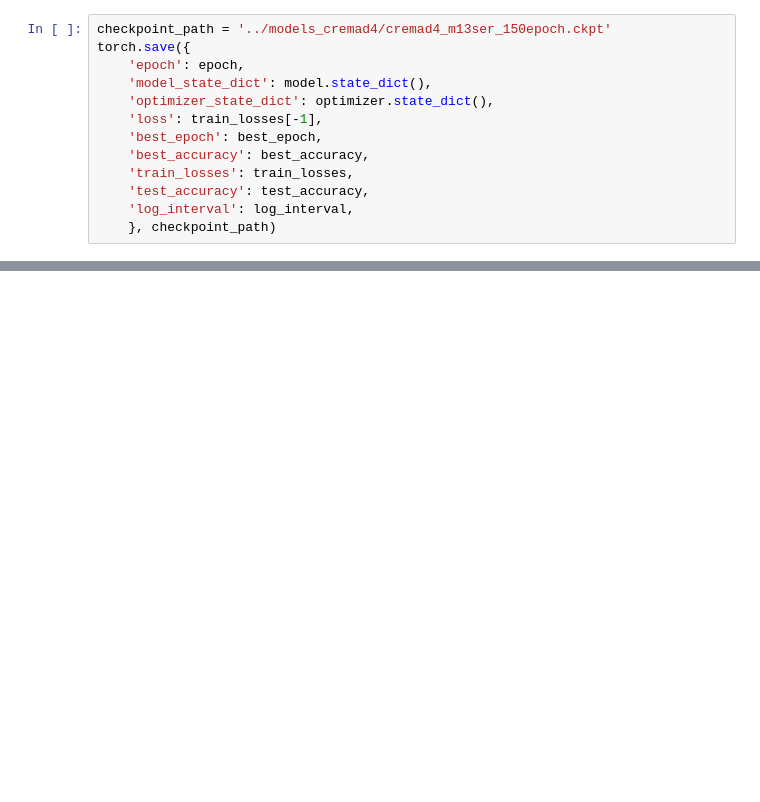
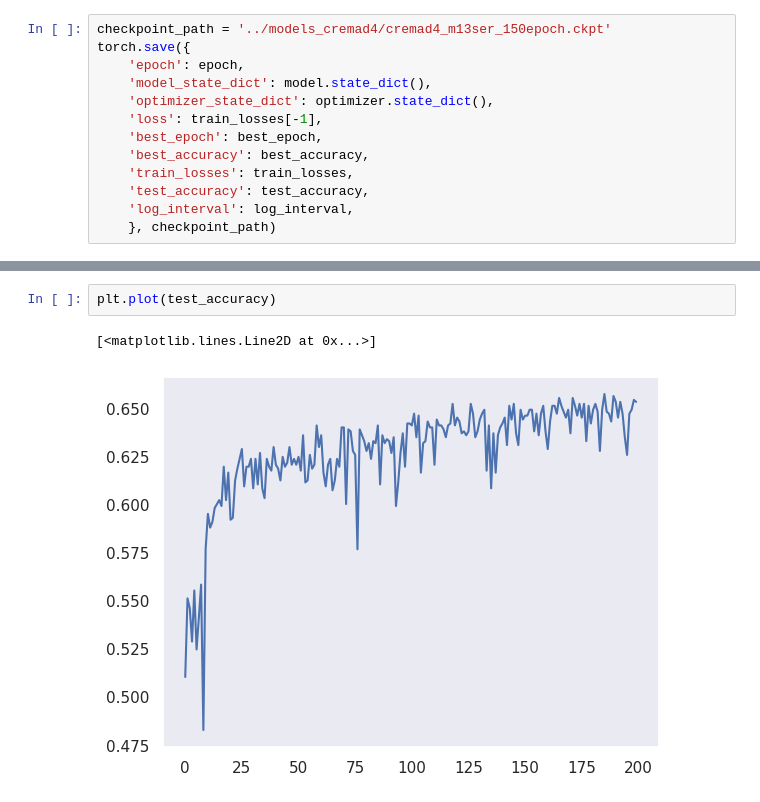
Before and after one commit to vnlinh112/IConNet, a Jupyter notebook: notebooks/crema_d4_m13ser.ipynb, the cells around one changed output, grey strips where cells are left out. Drawn from its saved outputs; the diff is of its cells as text; blank space fills up the shorter version.

```diff
--- a/notebooks/crema_d4_m13.ipynb
+++ b/notebooks/crema_d4_m13ser.ipynb
@@ -747,0 +865,5 @@ torch.save({
+# %%
+plt.plot(test_accuracy)
+# %% [output]
+[<matplotlib.lines.Line2D at 0x...>]
+[figure, added]
```
Also changed, not shown: parts of 11 cells of this notebook, 14 other files.
